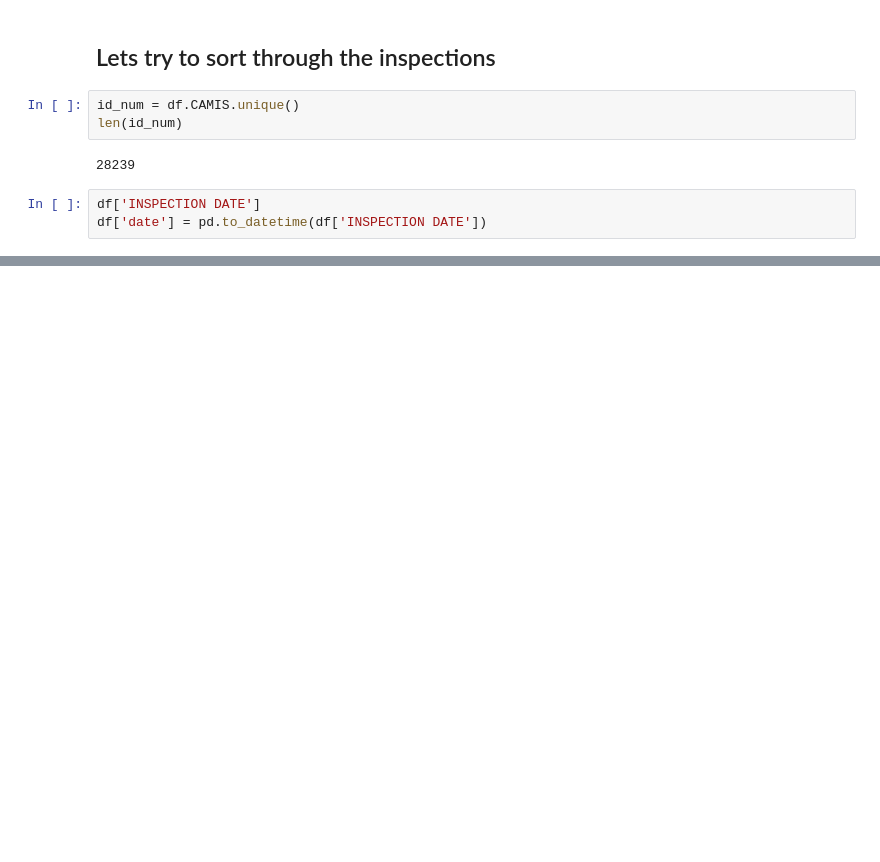
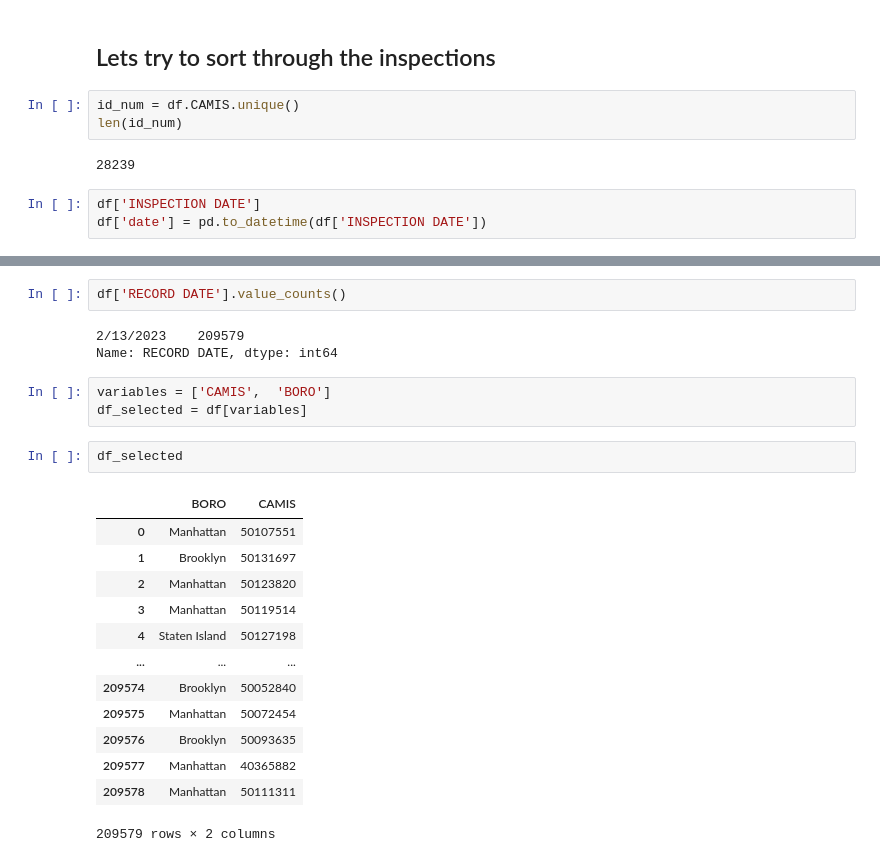
Before and after one commit to JacobMinkin/NYC_Restaurant_Health_Inspection, a Jupyter notebook: Project_1_Violations.ipynb, the cells around one changed output, grey strips where cells are left out. Saved outputs shown, nothing was run; the diff lists cells and outputs as text; blank space fills up the shorter version.

```diff
--- a/Project_1_Violations.ipynb
+++ b/Project_1_Violations.ipynb
@@ -170,0 +219,24 @@ Name: INSPECTION DATE, Length: 23881, dtype: object
+# %%
+df['RECORD DATE'].value_counts()
+# %% [output]
+2/13/2023    209579
+Name: RECORD DATE, dtype: int64
+# %%
+variables = ['CAMIS',  'BORO']
+df_selected = df[variables]
+# %%
+df_selected
+# %% [output]
+|  | BORO | CAMIS |
+| 0 | Manhattan | 50107551 |
+| 1 | Brooklyn | 50131697 |
+| 2 | Manhattan | 50123820 |
+| 3 | Manhattan | 50119514 |
+| 4 | Staten Island | 50127198 |
+| ... | ... | ... |
+| 209574 | Brooklyn | 50052840 |
+| 209575 | Manhattan | 50072454 |
+| 209576 | Brooklyn | 50093635 |
+| 209577 | Manhattan | 40365882 |
+| 209578 | Manhattan | 50111311 |
+209579 rows × 2 columns
```
Also changed, not shown: parts of 8 cells of this notebook.
